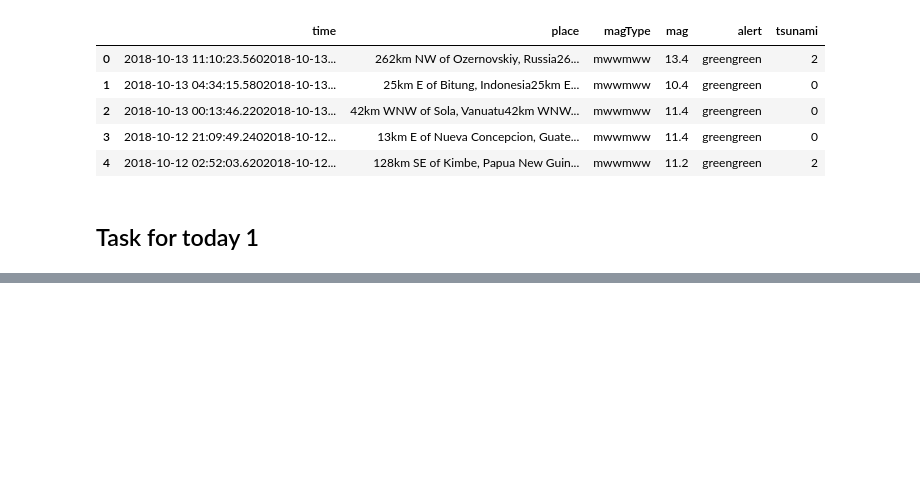
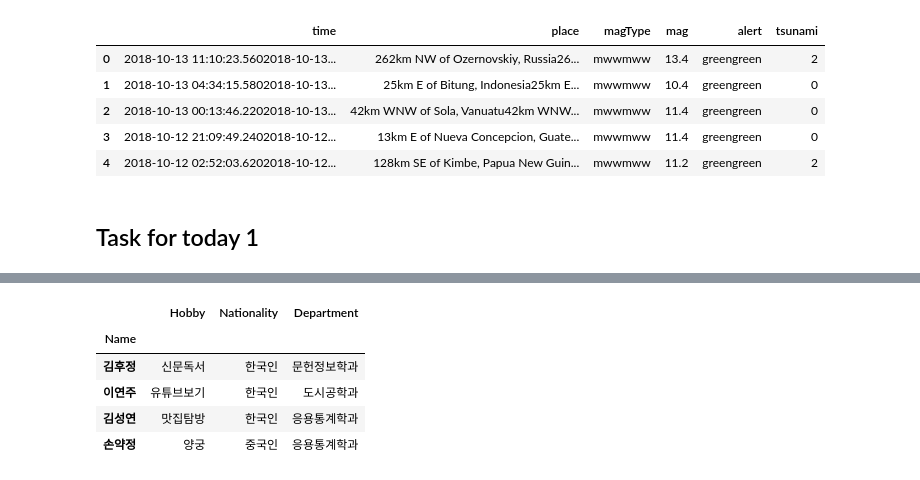
Before and after one commit to seongyeon1/AI4DL, a Jupyter notebook: practice/w2.ipynb, the cells around one changed output, grey strips where cells are left out. Cells and saved outputs as stored; diff of their text form; code cells hidden in the pictures; blank space fills up the shorter version.

```diff
--- a/practice/w2.ipynb
+++ b/practice/w2.ipynb
@@ -312,0 +323,13 @@ TEAM5
+# %%
+# Define a new index
+TEAM5.set_index('Name', inplace=True)
+# TEAM5 = TEAM5.set_index('Name')
+# %%
+TEAM5
+# %% [output]
+|  | Hobby | Nationality | Department |
+| Name |  |  |  |
+| 김후정 | 신문독서 | 한국인 | 문헌정보학과 |
+| 이연주 | 유튜브보기 | 한국인 | 도시공학과 |
+| 김성연 | 맛집탐방 | 한국인 | 응용통계학과 |
+| 손약정 | 양궁 | 중국인 | 응용통계학과 |
```
Also changed, not shown: parts of 8 cells of this notebook.
